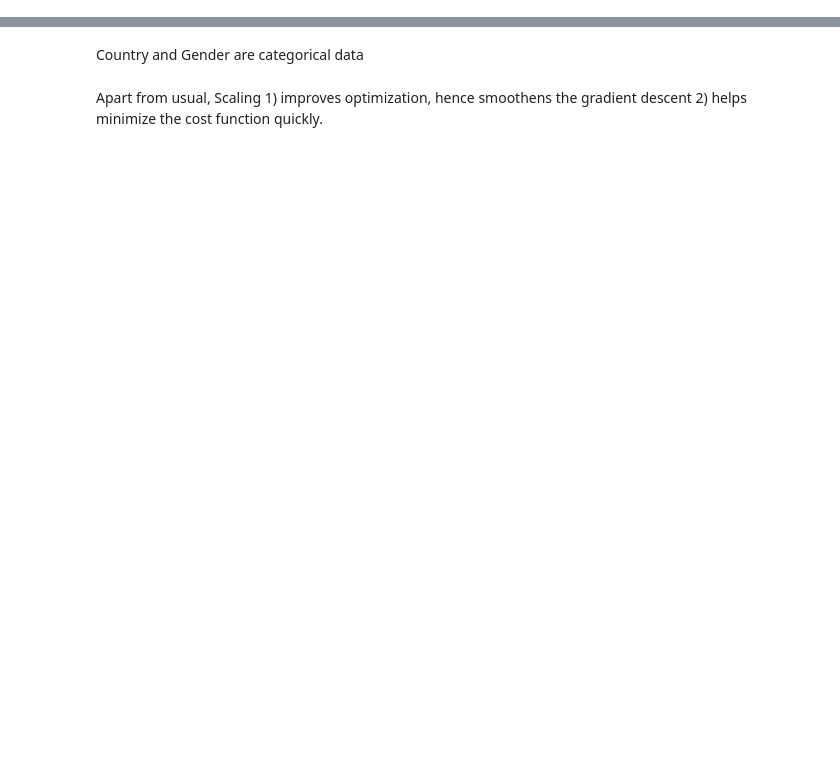
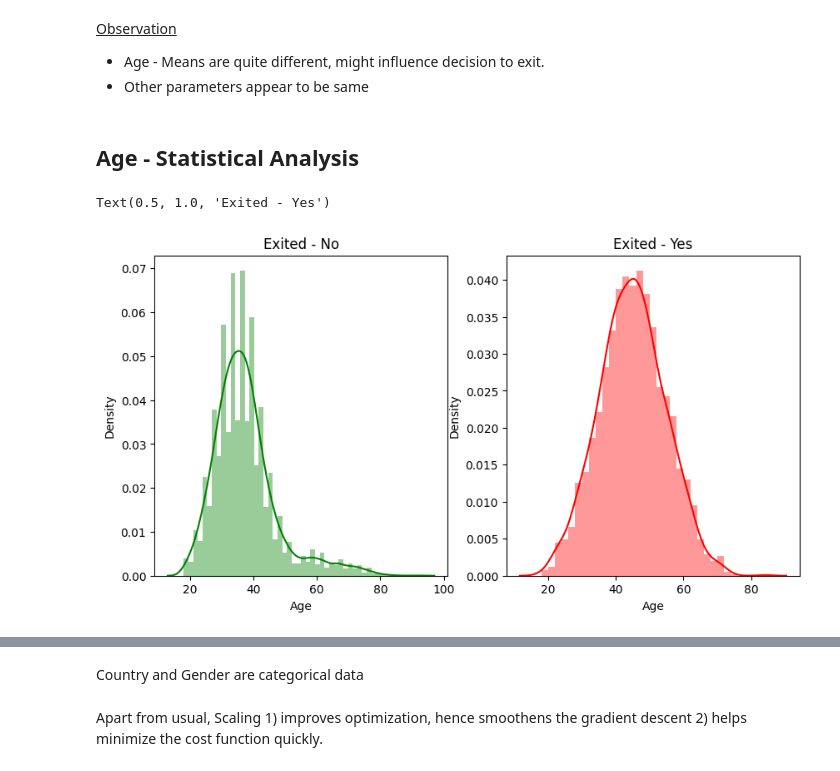
Before and after one commit to msde55/ANN_AD, a Jupyter notebook: BankCustChurn.ipynb, the cells around one changed output, grey strips where cells are left out. Cells and saved outputs as stored; diff of their text form; code cells hidden in the pictures; blank space fills up the shorter version.

```diff
--- a/BankCustChurn.ipynb
+++ b/BankCustChurn.ipynb
@@ -30,0 +54,3 @@ y = rawdata.iloc[:,-1].values
+# %%
+raw_0 = rawdata[rawdata['Exited'] == 0]
+raw_0.describe()
@@ -30,0 +67,3 @@ y = rawdata.iloc[:,-1].values
+# %%
+raw_1 =rawdata[rawdata['Exited'] == 1]
+raw_1.describe()
@@ -30,0 +80,4 @@ y = rawdata.iloc[:,-1].values
+# %% [markdown]
+<u> Observation </u>
+* Age - Means are quite different, might influence decision to exit.
+* Other parameters appear to be same
@@ -30,0 +90,18 @@ y = rawdata.iloc[:,-1].values
+# %% [markdown]
+## Age - Statistical Analysis
+# %%
+Pair1 = raw_0['Age']
+Pair2 = raw_1['Age']
+# %%
+plt.figure(figsize = (10, 5))
+
+plt.subplot(1,2,1)
+plot = sns.distplot(Pair1, color="g")
+plt.title('Exited - No')
+
+plt.subplot(1,2,2)
+plot = sns.distplot(Pair2, color="r")
+plt.title('Exited - Yes')
+# %% [output]
+Text(0.5, 1.0, 'Exited - Yes')
+[figure, added]
```
Also changed, not shown: parts of 30 cells of this notebook.
